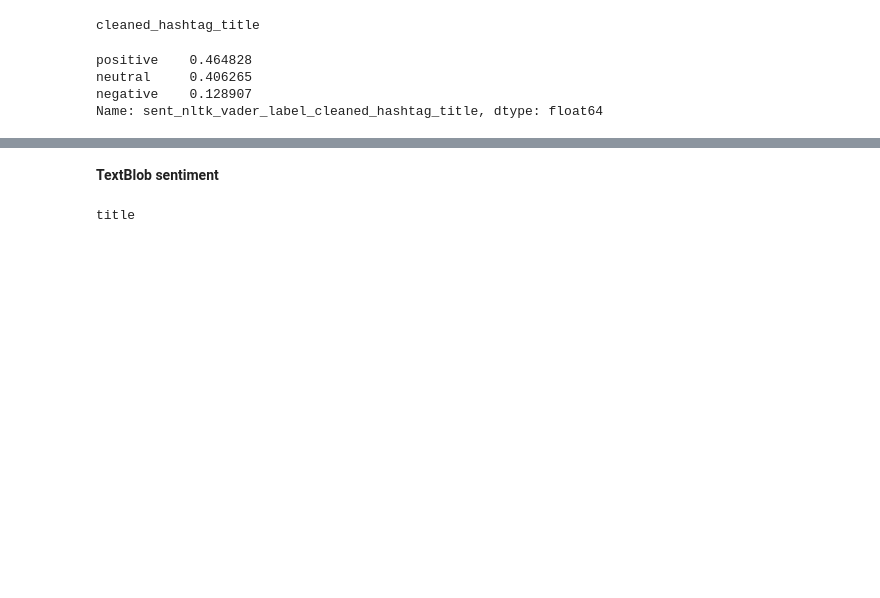
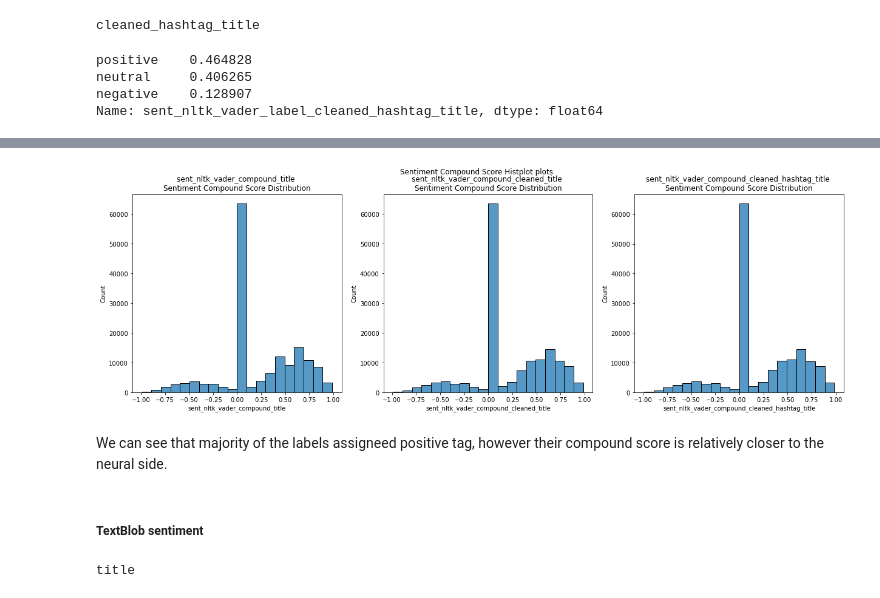
Before and after one commit to camligorkem/data-sicence-projects, a Jupyter notebook: project_4/Project_4_Part2_Twitter_Data.ipynb, the cells around one changed output, grey strips where cells are left out. Cells and saved outputs as stored; diff of their text form; code cells hidden in the pictures; blank space fills up the shorter version.

```diff
--- a/project_4/Project_4_Part2_Twitter_Data.ipynb
+++ b/project_4/Project_4_Part2_Twitter_Data.ipynb
@@ -753,5 +915,17 @@ Name: sent_nltk_vader_label_cleaned_hashtag_title, dtype: float64
+# %%
+for ft, s in zip(['sent_nltk_vader_compound_'], ['Compound Score']):
+    fig, ax = plt.subplots(nrows=1, ncols=3, figsize=(21,6))
+    plt.suptitle(f'Sentiment {s} Histplot plots')
+    for twt_feature_name, ax_ind in zip(['title', 'cleaned_title','cleaned_hashtag_title'], ax.ravel()):
+        sns.histplot(tweet_emt_df[ft+twt_feature_name], ax=ax_ind, bins=20)
+        ax_ind.set_title(f'{ft}{twt_feature_name} \nSentiment {s} Distribution')
+    plt.show()
+# %% [output]
+[figure, added]
+# %% [markdown]
+We can see that majority of the labels assigneed positive tag, however their compound score is relatively closer to the neural side.
 # %% [markdown]
-__TextBlob sentiment__
+##### __TextBlob sentiment__
 # %%
 for twt_feature_name in ['title', 'cleaned_title','cleaned_hashtag_title']:
     print(twt_feature_name)
```
Also changed, not shown: parts of 68 cells of this notebook.
